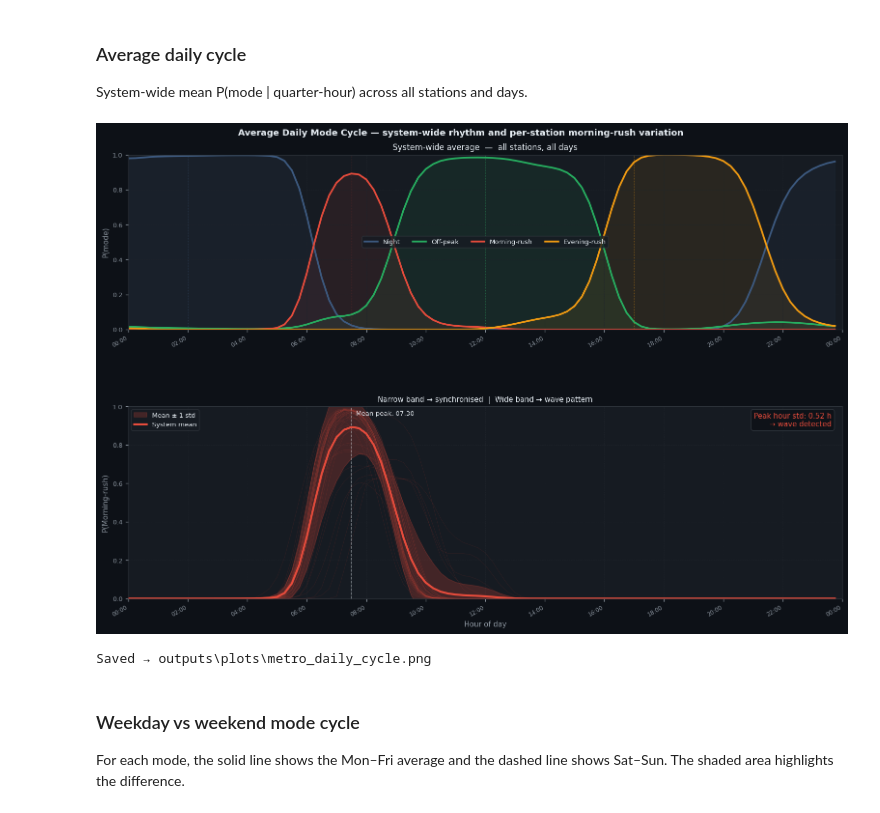
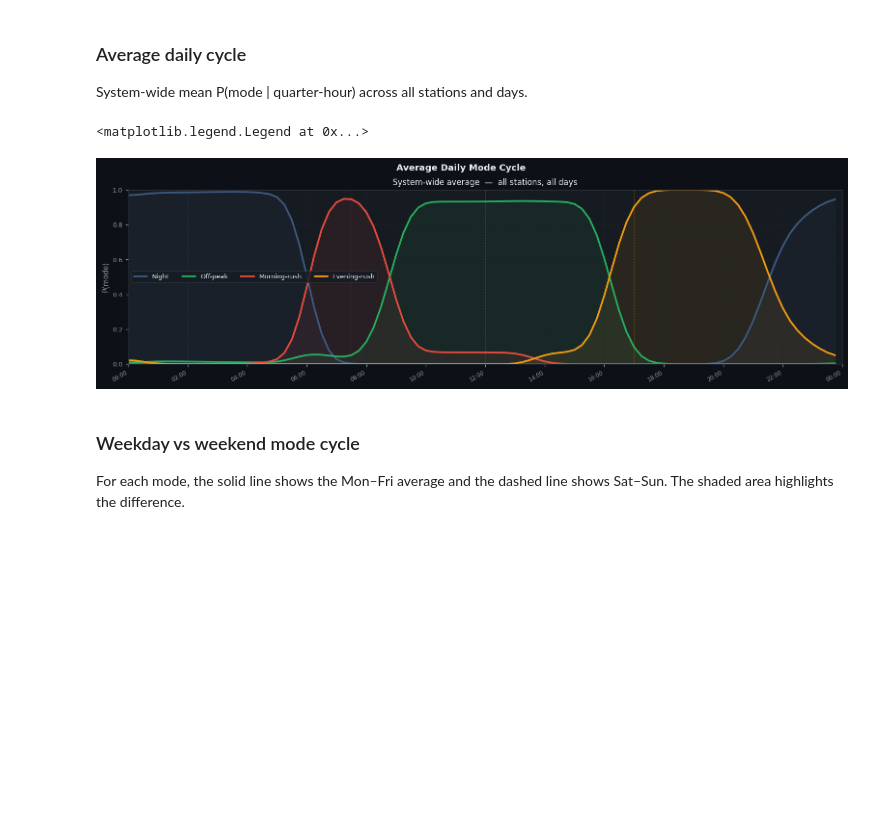
Before and after one commit to cri3t14n/CopenMetroAnalysis, a Jupyter notebook: operational_modes/metro_hmm_latent_discovery.ipynb, the cells around one changed output. Cells and saved outputs as stored; diff of their text form; code cells hidden in the pictures; blank space fills up the shorter version.

```diff
--- a/operational_modes/metro_hmm_latent_discovery.ipynb
+++ b/operational_modes/metro_hmm_latent_discovery.ipynb
@@ -1103 +1005,40 @@ print(f"Saved → {out_p}")
 Saved → outputs\plots\metro_mode_onset_wave.png
+# %%
+from matplotlib.ticker import FixedLocator
+
+fig, axes = plt.subplots(1, NUM_STATES, figsize=(4 * NUM_STATES, 0.4 * len(station_names) + 2))
+fig.patch.set_facecolor("white")
+
+for k, (ax, name, color) in enumerate(zip(axes, STATE_NAMES, STATE_COLORS_PLOT)):
+    d = delay_np[:, k]
+    s = dscale_np[:, k]
+    order = np.argsort(d)
+    y = np.arange(len(station_names))
+
+    ax.set_facecolor("#f5f5f5")
+    ax.barh(y, d[order], xerr=1.0 * s[order], color=color, alpha=0.8,
+            error_kw=dict(ecolor="gray", lw=0.8, capsize=2))
+    ax.axvline(0, color="black", lw=0.6, ls="--", alpha=0.4)
+    ax.set_yticks(y)
+    ax.set_yticklabels([station_names[i] for i in order], fontsize=7, color="black")
+
+    half = min(max(np.abs(d).max() * 1.4, 0.25), MAX_DELAY_HOURS + 0.5)
+    ax.set_xlim(-half, half)
+    tick_delays = np.linspace(-half, half, 6)[1:-1]
+    ax.xaxis.set_major_locator(FixedLocator(tick_delays))
+    ax.set_xticklabels(
+        [_hour_label(mode_centers[k] + h) for h in tick_delays],
+        fontsize=7, color="black", rotation=45, ha="right"
+    )
+
+    ax.set_xlabel("Time of day (HH:MM)", color="black", fontsize=8)
+    ax.set_title(name, color=color, fontsize=10)
+    ax.tick_params(colors="black")
+    ax.grid(axis="x", color="#cccccc", lw=0.4, ls="--")
+    for sp in ax.spines.values():
+        sp.set_color("#cccccc")
+
+fig.suptitle("Station onset times per mode",
+             color="black", fontsize=11, y=1.01)
+plt.tight_layout()
+plt.show()
@@ -1198,37 +1141,36 @@ Saved → outputs\plots\metro_mode_occupancy.png
 ### Average daily cycle
 System-wide mean P(mode | quarter-hour) across all stations and days.
 # %%
-g_day = _daily_gamma(gamma)  # [S, 96, K]
+g_day = _daily_gamma(gamma)
 S_dc, _, K_dc = g_day.shape
 hours = np.arange(STEPS_PER_DAY) / 4.0
 rush_k = STATE_NAMES.index("Morning-rush");
 rush_col = STATE_COLORS_PLOT[rush_k]
 
 fig = _fig((14, 9))
-fig.suptitle("Average Daily Mode Cycle — system-wide rhythm and per-station morning-rush variation",
+fig.suptitle("Average Daily Mode Cycle",
              color=WHITE, fontsize=11, fontweight="bold")
 gs = gridspec.GridSpec(2, 1, figure=fig, height_ratios=[1, 1.1], hspace=0.42,
                        top=0.93, bottom=0.08, left=0.09, right=0.97)
 
-# System-wide mean
 ax0 = fig.add_subplot(gs[0]);
 _dark(ax0)
 mean_p = g_day.mean(axis=0)
 for k in range(K_dc):
     sm = uniform_filter1d(mean_p[:, k], size=4)
     ax0.plot(hours, sm, color=STATE_COLORS_PLOT[k], lw=2.2, label=STATE_NAMES[k])
     ax0.fill_between(hours, 0, sm, color=STATE_COLORS_PLOT[k], alpha=0.09)
 for k in range(K_dc):
     ax0.axvline(float(MODE_CENTER_HOURS[k]), color=STATE_COLORS_PLOT[k], lw=0.7, ls=":", alpha=0.55)
 ax0.set_xlim(0, 24);
 _xticks_hours(ax0, step=2);
 ax0.set_ylim(0, 1)
 ax0.set_ylabel("P(mode)", fontsize=9)
 ax0.set_title("System-wide average  —  all stations, all days", color=WHITE, fontsize=10)
 ax0.legend(fontsize=8, labelcolor=WHITE, facecolor=PANEL, edgecolor="#30363d", ncol=4)
 # %% [output]
+<matplotlib.legend.Legend at 0x...>
-[figure, old version]
+[figure, new version]
-Saved → outputs\plots\metro_daily_cycle.png
 # %% [markdown]
 ### Weekday vs weekend mode cycle
 
```
Also changed, not shown: parts of 25 cells of this notebook.
